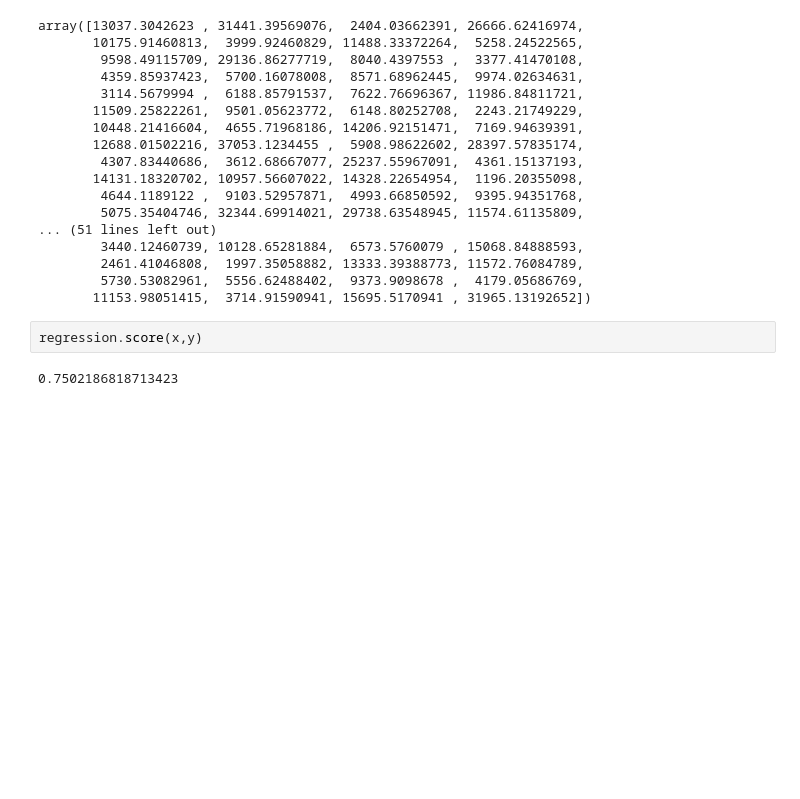
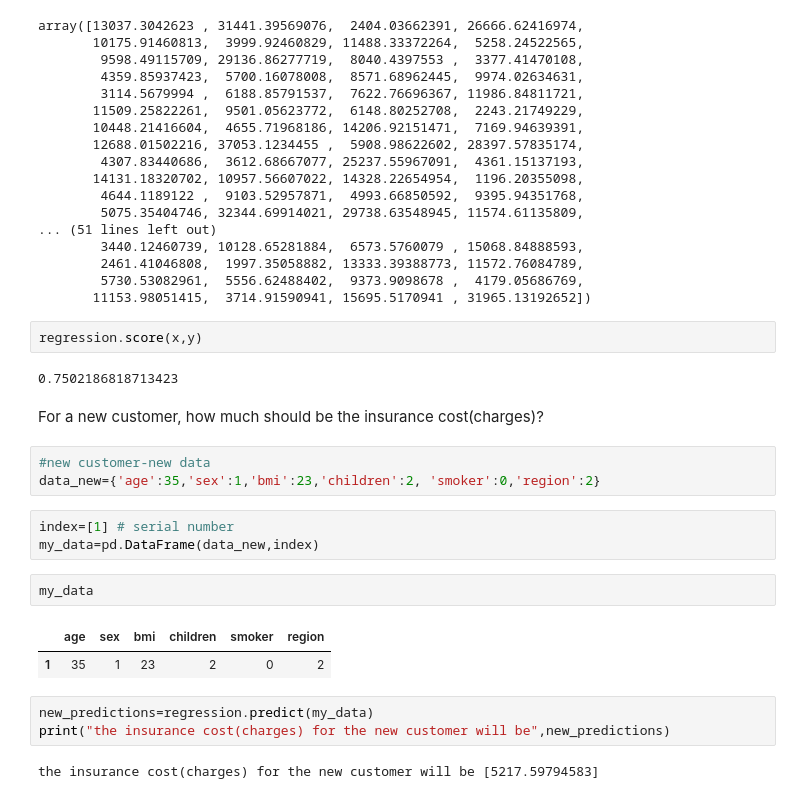
Before and after one commit to digipatil0068/DATA-VISUALATION, a Jupyter notebook: Linear_regression_part1.ipynb, the cells around one changed output. Drawn from its saved outputs; the diff is of its cells as text; blank space fills up the shorter version.

```diff
--- a/Linear_regression_part1.ipynb
+++ b/Linear_regression_part1.ipynb
@@ -140,3 +140,21 @@ array([13037.3042623 , 31441.39569076,  2404.03662391, 26666.62416974,
 regression.score(x,y)
 # %% [output]
 0.7502186818713423
+# %% [markdown]
+For a new customer, how much should be the insurance cost(charges)?
+# %%
+#new customer-new data
+data_new={'age':35,'sex':1,'bmi':23,'children':2, 'smoker':0,'region':2}
+# %%
+index=[1] # serial number
+my_data=pd.DataFrame(data_new,index)
+# %%
+my_data
+# %% [output]
+|  | age | sex | bmi | children | smoker | region |
+| 1 | 35 | 1 | 23 | 2 | 0 | 2 |
+# %%
+new_predictions=regression.predict(my_data)
+print("the insurance cost(charges) for the new customer will be",new_predictions)
+# %% [output]
+the insurance cost(charges) for the new customer will be [5217.59794583]
```
